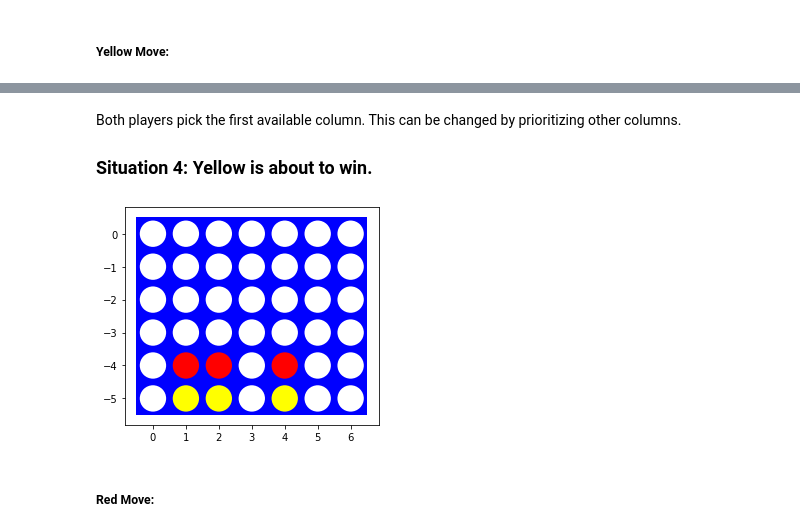
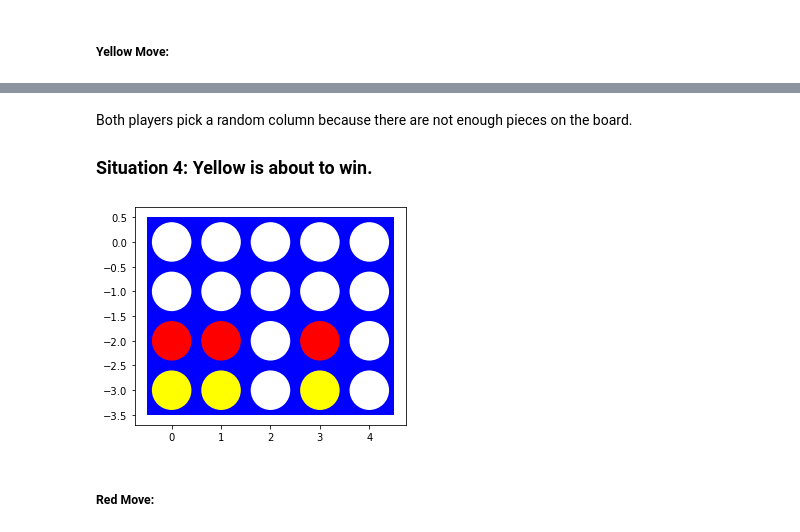
Before and after one commit to kirkwat/artificial-intelligence, a Jupyter notebook: assignment_5/assignment_connect4.ipynb, the cells around one changed output, grey strips where cells are left out. Drawn from its saved outputs; the diff is of its cells as text; code cells hidden in the pictures.

```diff
--- a/assignment_5/assignment_connect4.ipynb
+++ b/assignment_5/assignment_connect4.ipynb
@@ -439,18 +458,16 @@ Wall time: 13.9 ms
 # %% [markdown]
-Both players pick the first available column. This can be changed by prioritizing other columns.
+Both players pick a random column because there are not enough pieces on the board.
 
 ### Situation 4: Yellow is about to win.
 # %%
-board = [[0, 0, 0, 0, 0, 0, 0],
-         [0, 0, 0, 0, 0, 0, 0],
-         [0, 0, 0, 0, 0, 0, 0],
-         [0, 0, 0, 0, 0, 0, 0],
-         [0, 1, 1, 0, 1, 0, 0],
-         [0,-1,-1, 0,-1, 0, 0]]
+board = [[ 0, 0, 0, 0, 0],
+         [ 0, 0, 0, 0, 0],
+         [ 1, 1, 0, 1, 0],
+         [-1,-1, 0,-1, 0]]
 
 visualize(board)
 # %% [output]
-[figure, old version]
+[figure, new version]
 # %% [markdown]
 ##### Red Move:
 # %%
```
Also changed, not shown: parts of 81 cells of this notebook.
